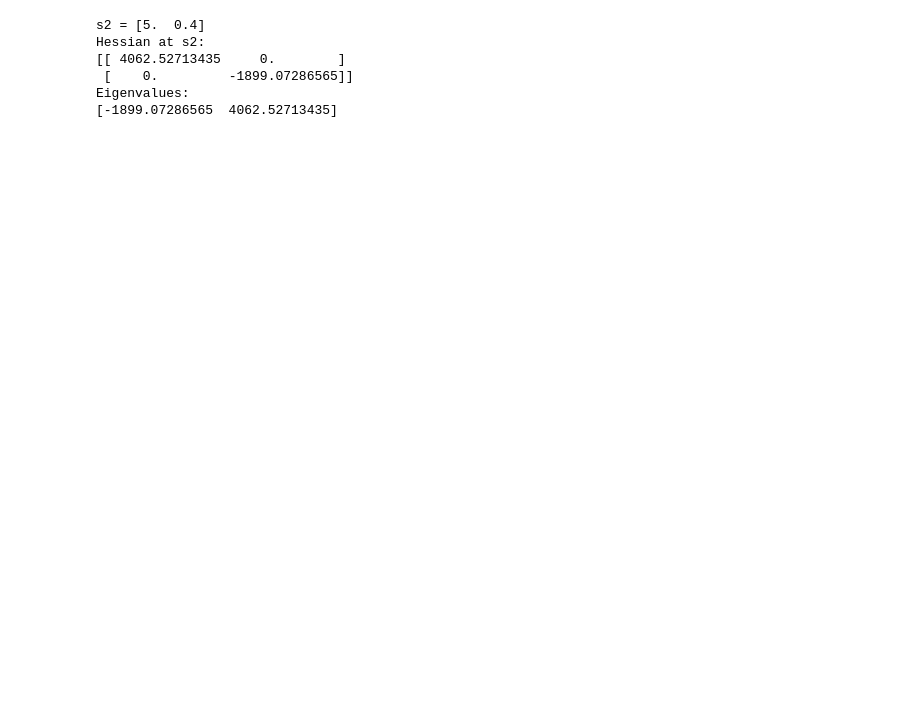
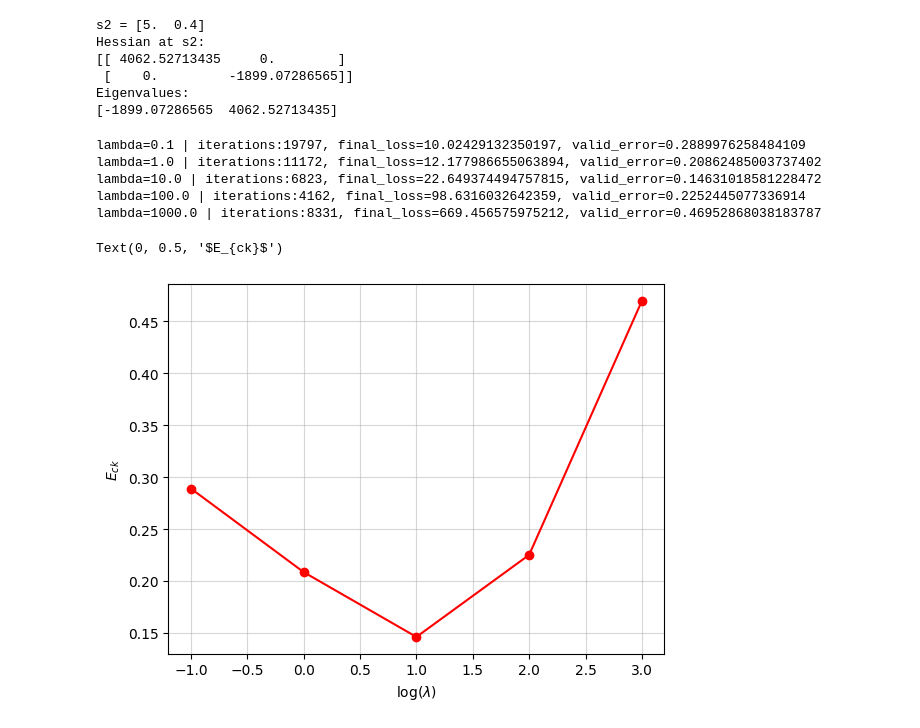
Before and after one commit to Deuter1um/OptimCW26_27, a Jupyter notebook: notebooks/part2.ipynb, the cells around one changed output. Cells and saved outputs as stored; diff of their text form; code cells hidden in the pictures; blank space fills up the shorter version.

```diff
--- a/notebooks/part2.ipynb
+++ b/notebooks/part2.ipynb
@@ -171,3 +170,35 @@ Hessian at s2:
  [    0.         -1899.07286565]]
 Eigenvalues:
 [-1899.07286565  4062.52713435]
+# %%
+lamb_set = np.array([0.1, 1, 10, 100, 1000])
+P_track_list = []
+valid_error_list = []
+loss_list = []
+
+for lamb in lamb_set:
+    iter_cnt, P_gd, final_loss = utils.G_gd(lamb, p_gd_list, anchors, ranges)
+    valid_error = utils.valid(P_gd, checkpoints)
+    print(f"lambda={lamb} | iterations:{iter_cnt}, final_loss={final_loss}, valid_error={valid_error}")
+
+    P_track_list.append(P_gd)
+    valid_error_list.append(valid_error)
+    loss_list.append(final_loss)
+
+P_track_list = np.array(P_track_list)
+valid_error_list = np.array(valid_error_list)
+loss_list = np.array(loss_list)
+# %% [output]
+lambda=0.1 | iterations:19797, final_loss=10.02429132350197, valid_error=0.2889976258484109
+lambda=1.0 | iterations:11172, final_loss=12.177986655063894, valid_error=0.20862485003737402
+lambda=10.0 | iterations:6823, final_loss=22.649374494757815, valid_error=0.14631018581228472
+lambda=100.0 | iterations:4162, final_loss=98.6316032642359, valid_error=0.2252445077336914
+lambda=1000.0 | iterations:8331, final_loss=669.456575975212, valid_error=0.46952868038183787
+# %%
+plt.plot(np.log10(lamb_set), valid_error_list, marker="o", color="r")
+plt.grid(alpha=0.5)
+plt.xlabel(r"$\log(\lambda)$")
+plt.ylabel(r"$E_{ck}$")
+# %% [output]
+Text(0, 0.5, '$E_{ck}$')
+[figure, added]
```
Also changed, not shown: parts of 8 cells of this notebook, 4 other files.
